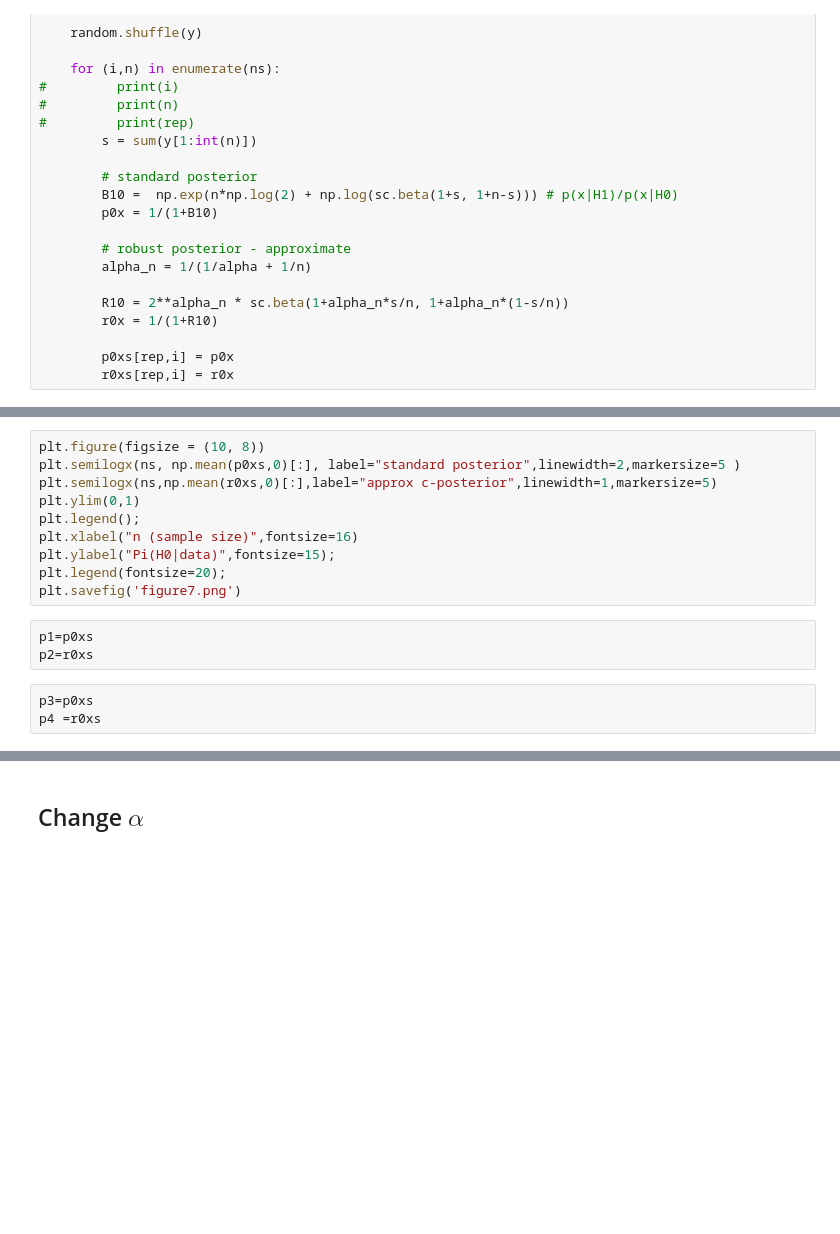
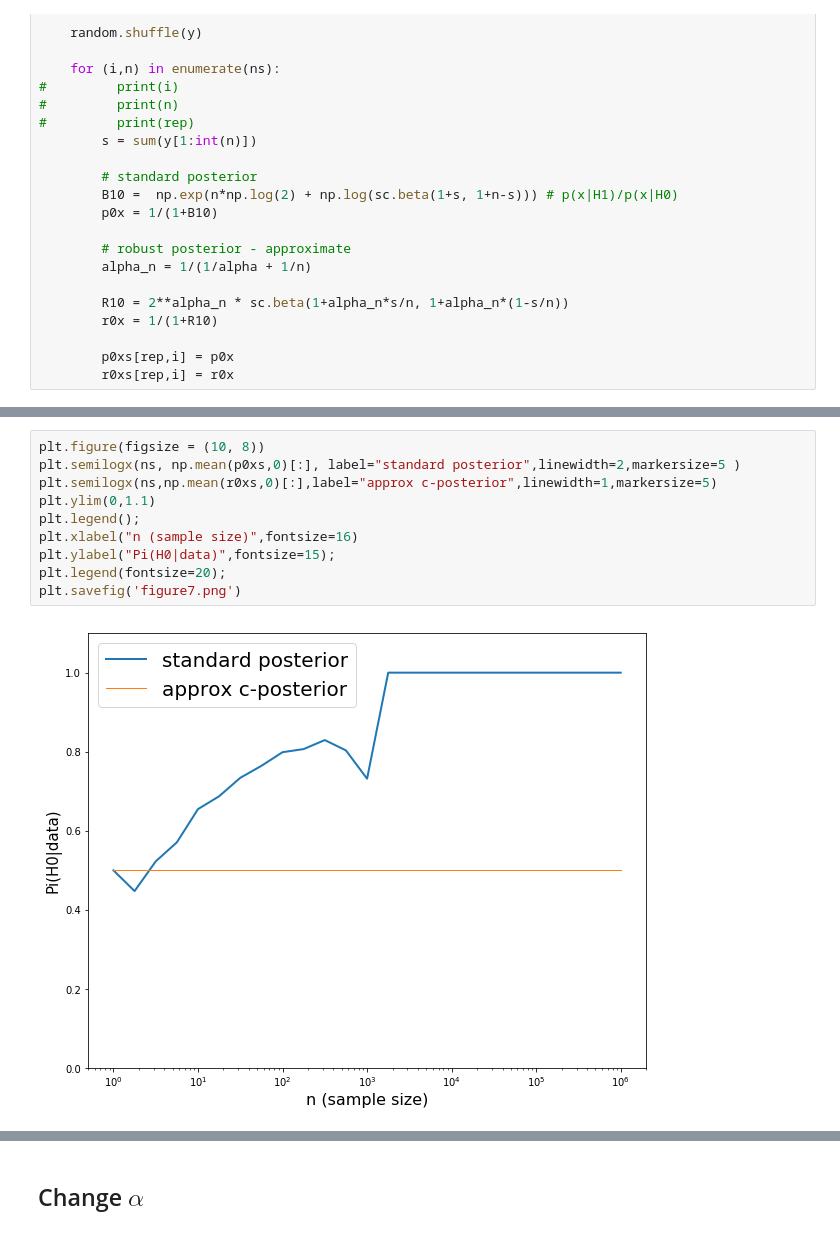
Before and after one commit to ineskris/Bernoulli_example, a Jupyter notebook: Bernoulli_ex.ipynb, the cells around one changed output, grey strips where cells are left out. Cells and saved outputs as stored; diff of their text form; blank space fills up the shorter version.

```diff
--- a/Bernoulli_ex.ipynb
+++ b/Bernoulli_ex.ipynb
@@ -196,16 +199,12 @@ plt.legend(fontsize=20);
 # %%
 plt.figure(figsize = (10, 8))
 plt.semilogx(ns, np.mean(p0xs,0)[:], label="standard posterior",linewidth=2,markersize=5 )
 plt.semilogx(ns,np.mean(r0xs,0)[:],label="approx c-posterior",linewidth=1,markersize=5)
-plt.ylim(0,1)
+plt.ylim(0,1.1)
 plt.legend();
 plt.xlabel("n (sample size)",fontsize=16)
 plt.ylabel("Pi(H0|data)",fontsize=15);
 plt.legend(fontsize=20);
 plt.savefig('figure7.png')
+# %% [output]
+[figure, added]
-# %%
-p1=p0xs
-p2=r0xs
-# %%
-p3=p0xs
-p4 =r0xs
```
Also changed, not shown: parts of 15 cells of this notebook.
